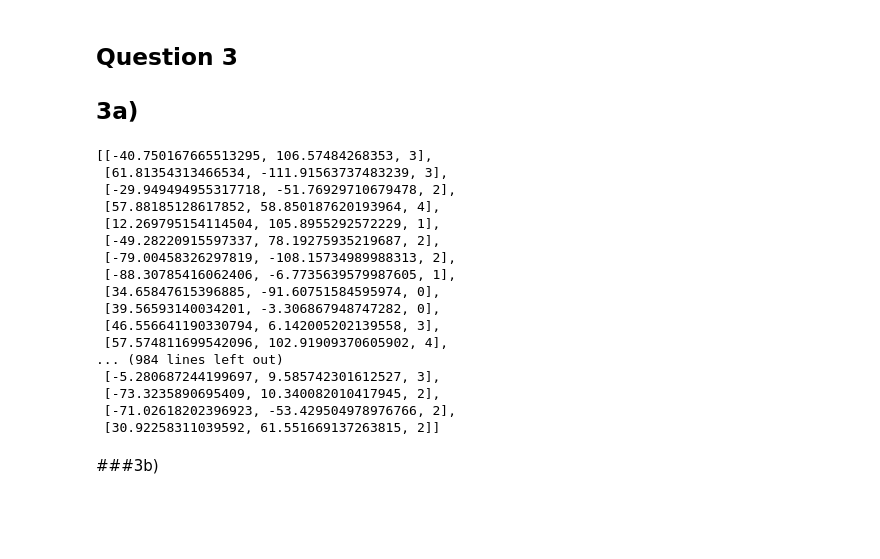
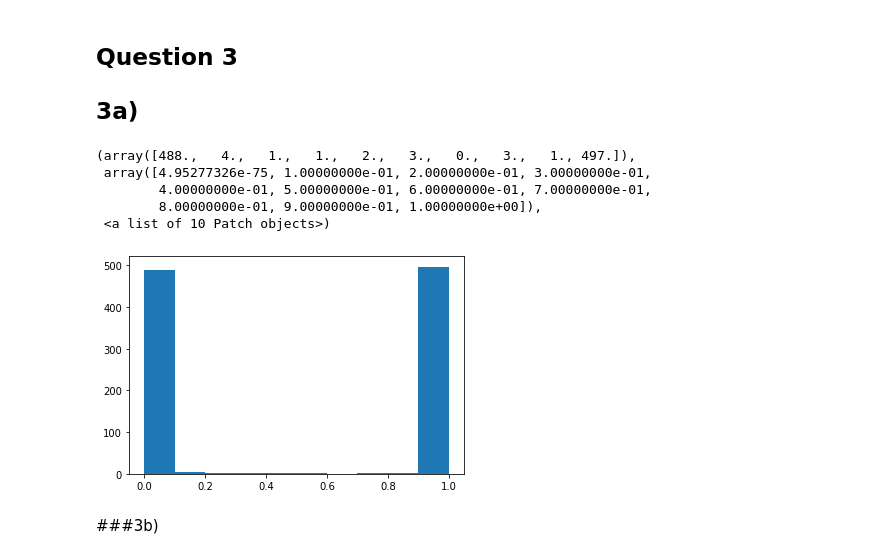
Before and after one commit to cindyellow/JSC270_Assignment3, a Jupyter notebook: JSC270_Assignment3.ipynb, the cells around one changed output. Drawn from its saved outputs; the diff is of its cells as text; code cells hidden in the pictures; blank space fills up the shorter version.

```diff
--- a/JSC270_Assignment3.ipynb
+++ b/JSC270_Assignment3.ipynb
@@ -147,51 +161,42 @@ b2 = 0.8
 b3 = 0.4
 c = 0.5
 
 def my_unif(a,b):
   x = np.random.uniform(a,b)
   return x
 
 # n = sample size
 def unif_dist_sampler(a,b,n):
   my_sample = [my_unif(a,b) for i in range(n)]
   return my_sample
 
 rand_x1i_sample = unif_dist_sampler(-100,100,N)
 rand_x2i_sample = unif_dist_sampler(-150,150,N)
 
 # Generate a random di
 rand_di_sample = np.random.choice([0,1,2,3,4],size = N)
 
 # Generate a sample of 10 from a standard normal density
 rand_ei_sample = np.random.normal(0,(t*t),size=N)
+xi = [[rand_x1i_sample[i],rand_x2i_sample[i],rand_di_sample[i]] for i in range(N)]
 reg_line = [(b0 + b1*(xi[i][0])+ b2*(xi[i][1]) + b3*(xi[i][2]) + rand_ei_sample[i]) for i in range(N)]
 
 def sigmoid(t):
   pi = np.exp(t) / (1 + np.exp(t))
   return pi
 
 rand_pi_sample = [(sigmoid(reg_line[i])) for i in range(N)]
 
 yi = [(rand_pi_sample[i] > c).astype(int) for i in range(N)]
-xi = [[rand_x1i_sample[i],rand_x2i_sample[i],rand_di_sample[i]] for i in range(N)]
+
+plt.hist(rand_pi_sample)
 # %% [output]
-[[-40.750167665513295, 106.57484268353, 3],
- [61.81354313466534, -111.91563737483239, 3],
- [-29.949494955317718, -51.76929710679478, 2],
- [57.88185128617852, 58.850187620193964, 4],
- [12.269795154114504, 105.8955292572229, 1],
- [-49.28220915597337, 78.19275935219687, 2],
- [-79.00458326297819, -108.15734989988313, 2],
- [-88.30785416062406, -6.7735639579987605, 1],
- [34.65847615396885, -91.60751584595974, 0],
- [39.56593140034201, -3.306867948747282, 0],
- [46.556641190330794, 6.142005202139558, 3],
- [57.574811699542096, 102.91909370605902, 4],
-... (984 lines left out)
- [-5.280687244199697, 9.585742301612527, 3],
- [-73.3235890695409, 10.340082010417945, 2],
- [-71.02618202396923, -53.429504978976766, 2],
- [30.92258311039592, 61.551669137263815, 2]]
+(array([488.,   4.,   1.,   1.,   2.,   3.,   0.,   3.,   1., 497.]),
+ array([4.95277326e-75, 1.00000000e-01, 2.00000000e-01, 3.00000000e-01,
+        4.00000000e-01, 5.00000000e-01, 6.00000000e-01, 7.00000000e-01,
+        8.00000000e-01, 9.00000000e-01, 1.00000000e+00]),
+ <a list of 10 Patch objects>)
+[figure, added]
 # %% [markdown]
 ###3b)
 # %%
```
Also changed, not shown: parts of 12 cells of this notebook.
